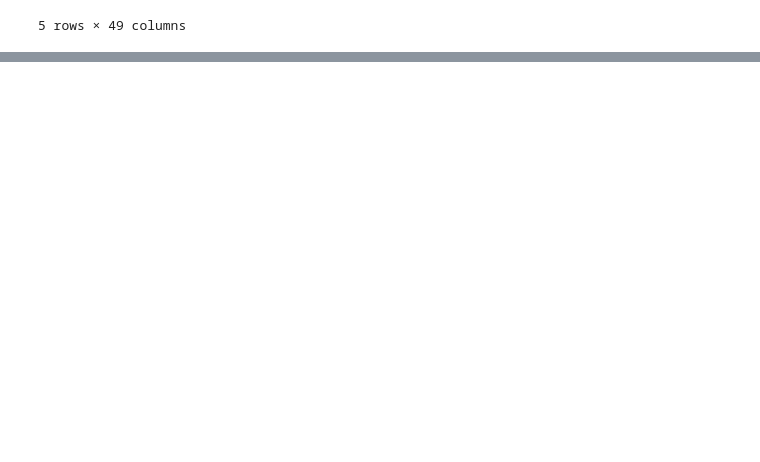
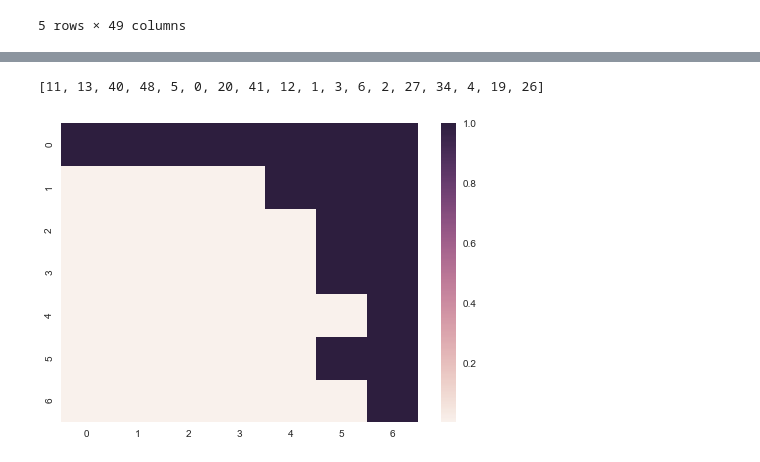
Before and after one commit to SilviaAmAm/trainingNN, a Jupyter notebook: notebooks/PFA_analysis.ipynb, the cells around one changed output, grey strips where cells are left out. Drawn from its saved outputs; the diff is of its cells as text; code cells hidden in the pictures; blank space fills up the shorter version.

```diff
--- a/notebooks/PFA_analysis.ipynb
+++ b/notebooks/PFA_analysis.ipynb
@@ -31,0 +77,42 @@ print eig_vecs.shape
+# %%
+# Choosing the number of clusters from the analysis above
+n_clusters=18
+kmeans = KMeans(n_clusters=n_clusters).fit(Aq)
+clusters_idx = kmeans.predict(Aq) # indices of which cluster each point belongs to
+centres = kmeans.cluster_centers_
+# %%
+# Obtaining the minimum distance between the points and the centre of the cluster, for each cluster
+from sklearn.metrics.pairwise import euclidean_distances
+
+# Dictionary where the cluster number is the key and the value is a list with the index of the point in Aq with
+# shortest distance to the centre and the actual distance
+idx_short = {k:None for k in range(n_clusters)}
+
+for i, item in enumerate(clusters_idx):
+        dist = euclidean_distances(Aq[i].reshape(-1, 1), centres[item].reshape(-1, 1))[0][0]
+
+        if (idx_short[item] == None):
+            idx_short[item] = [i, dist]
+        elif(dist < idx_short[item][1]):
+            idx_short[item] = [i, dist]
+# %%
+# Making a list of the features to keep
+idx_feat = []
+for item in idx_short:
+    idx_feat.append(idx_short[item][0])
+print idx_feat
+# %% [output]
+[11, 13, 40, 48, 5, 0, 20, 41, 12, 1, 3, 6, 2, 27, 34, 4, 19, 26]
+# %%
+# The idx_min contains the list of indices of features to keep in the Coulomb matrix
+# Visualising them
+import numpy as np
+cm = np.zeros((49))+0.001
+for item in idx_feat:
+    cm[item] = 1
+cm_sq = cm.reshape((7,7))
+df = pd.DataFrame(cm_sq)
+sns.heatmap(df)
+plt.show()
+# %% [output]
+[figure, added]
```
Also changed, not shown: parts of 9 cells of this notebook.
